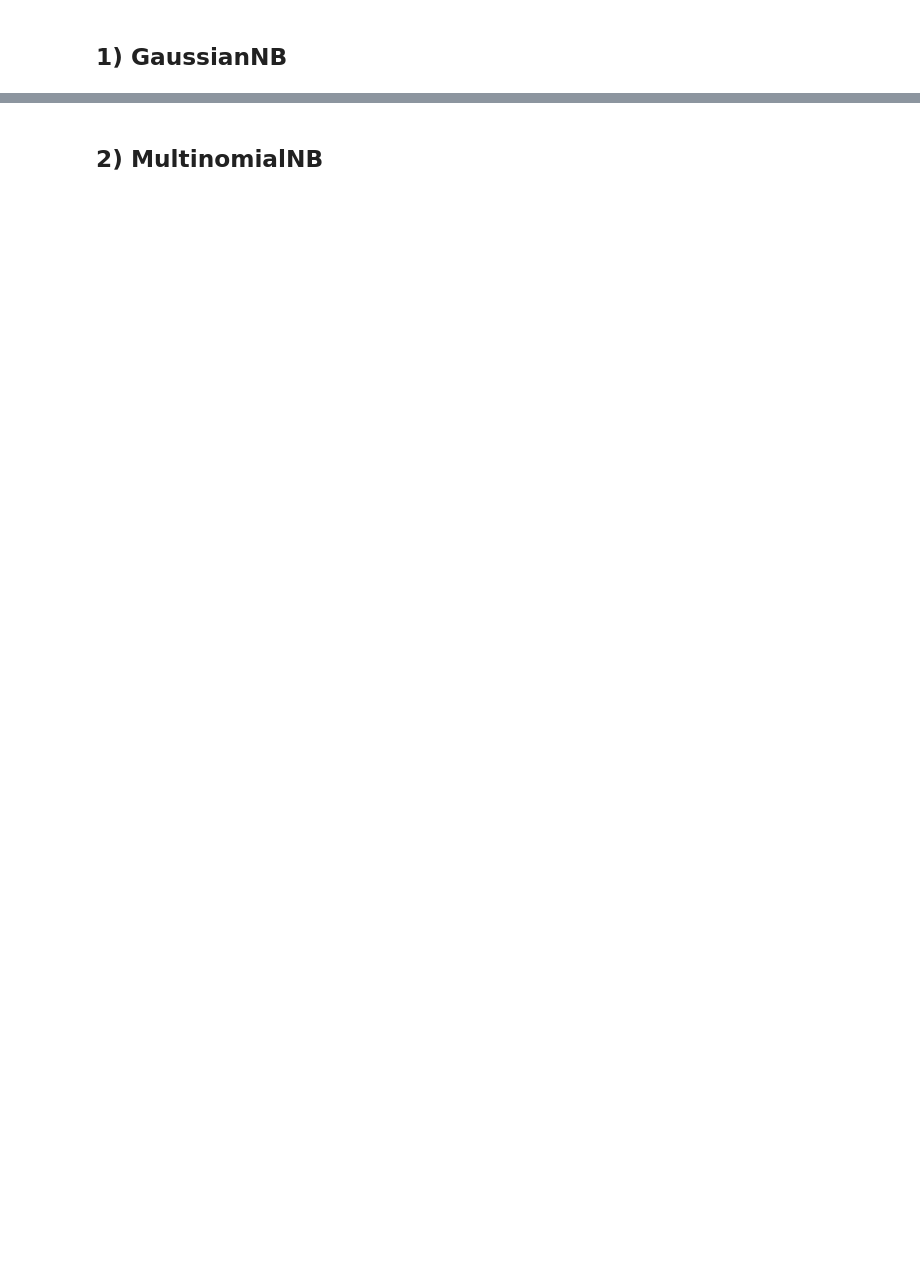
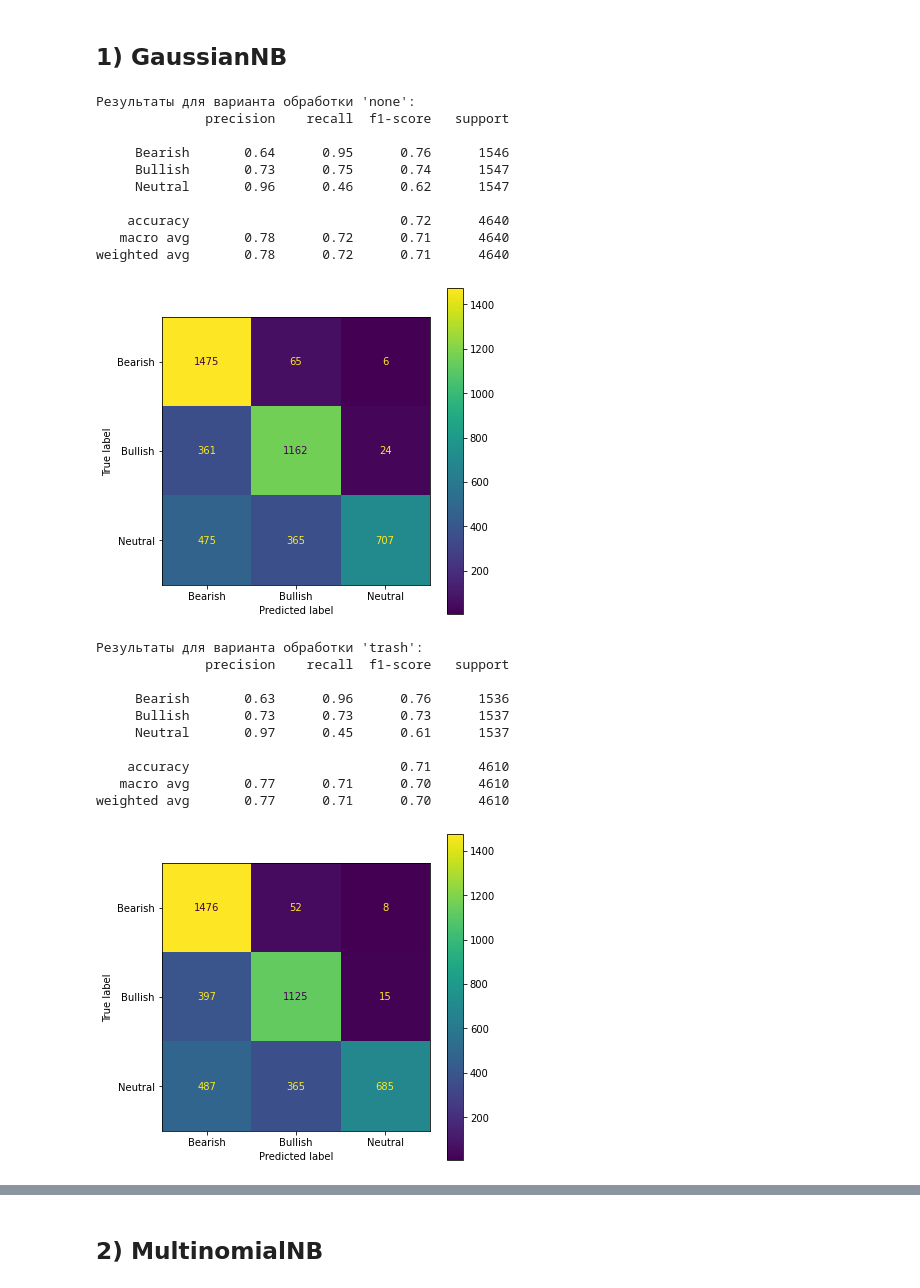
Before and after one commit to DenisKabanov/natural_language_processing, a Jupyter notebook: 2) Bayes classifiers/task.ipynb, the cells around one changed output, grey strips where cells are left out. Saved outputs shown, nothing was run; the diff lists cells and outputs as text; code cells hidden in the pictures; blank space fills up the shorter version.

Commit message:
lab2: models done

```diff
--- a/2) Bayes classifiers/task.ipynb
+++ b/2) Bayes classifiers/task.ipynb
@@ -320,0 +418,32 @@ for var in CLEANING_VARS: # идём по вариантам обработки
+# %%
+def investigation(model, params, data, model_name, cv) -> dict:
+    """
+    Функция для сохранения модели.\n
+    Parameters:
+        * model: общая модель, с которой будет взаимодействие
+        * params: параметры для перебора при обучении
+        * data: данные в формате словаря вида {"вариант_обработки": {"X_train": [...], "X_test": [...], "y_train": [...], "y_test": [...]}, ...}
+        * model_name: название модели
+        * cv: параметры кросс-валидации\n
+    Returns:
+        * dict: словарь вида {"вариант_обработки": f1 macro score, ...}
+    """
+    results = {} # словарь под результаты обучения (f1 score для вариантов обработки)
+
+    for var in CLEANING_VARS: # идём по вариантам обработки
+        model_gs = model_train(model, params, data[var]["X_train"], data[var]["y_train"], cv) # вызываем функцию обучения
+        best_model = model_gs.best_estimator_ # берём лучшую модель
+
+        model_save(best_model, f"{MODELS_DIR}{model_name}_{var}.pkl") # сохраняем лучшую модель (с указанием варианта очистки текста)
+
+        print(f"Результаты для варианта обработки '{var}':")
+
+        y_pred = best_model.predict(data[var]["X_test"]) # делаем предсказание на тестовой выборке с помощью обученной модели
+        results[var] = f1_score(data[var]["y_test"], y_pred, average="macro", zero_division=0) # считаем и сохраняем посчитанный f1 score ("macro" — по всем класса, без учёта дисбаланса) (zero_division=0 — деление на ноль заменять нулём)
+        print(classification_report(data[var]["y_test"], y_pred, zero_division=0)) # выводим основные метрики, такие как precision, recall, f1-score, accuracy (zero_division=0 — деление на ноль заменять нулём)
+
+        fig, ax = plt.subplots(figsize=(6,6)) # создание "фигуры"
+        ConfusionMatrixDisplay(confusion_matrix(data[var]["y_test"], y_pred), display_labels=np.unique(data_y)).plot(ax=ax) # строим confusion matrix (стоит обратить внимание на display_labels, они могут не совпасть...)
+        # fig.autofmt_xdate(rotation=45, ha='right') # поворот подписей на оси OX
+        plt.show() # вывод графика
+    return results
@@ -321,2 +471,35 @@ for var in CLEANING_VARS: # идём по вариантам обработки
 # %% [markdown]
 ## 1) GaussianNB
+# %%
+params = [{
+    "priors": [None], # априорные вероятности классов (если None — назначаются по входным данным)
+    "var_smoothing": [1e-9] # Portion of the largest variance of all features that is added to variances for calculation stability.
+}]
+
+model_name = "GaussianNB" # название модели
+model = GaussianNB() # модель
+# %%
+results[model_name] = investigation(model, params, data, model_name, custom_cv) # обучаем модель, перебираем параметры, сохраняем, оцениванием и запоминаем результатa
+# %% [output]
+Результаты для варианта обработки 'none':
+              precision    recall  f1-score   support
+
+     Bearish       0.64      0.95      0.76      1546
+     Bullish       0.73      0.75      0.74      1547
+     Neutral       0.96      0.46      0.62      1547
+
+    accuracy                           0.72      4640
+   macro avg       0.78      0.72      0.71      4640
+weighted avg       0.78      0.72      0.71      4640
+[figure, added]
+Результаты для варианта обработки 'trash':
+              precision    recall  f1-score   support
+
+     Bearish       0.63      0.96      0.76      1536
+     Bullish       0.73      0.73      0.73      1537
+     Neutral       0.97      0.45      0.61      1537
+
+    accuracy                           0.71      4610
+   macro avg       0.77      0.71      0.70      4610
+weighted avg       0.77      0.71      0.70      4610
+[figure, added]
```
Also changed, not shown: parts of 37 cells of this notebook, 24 other files.
